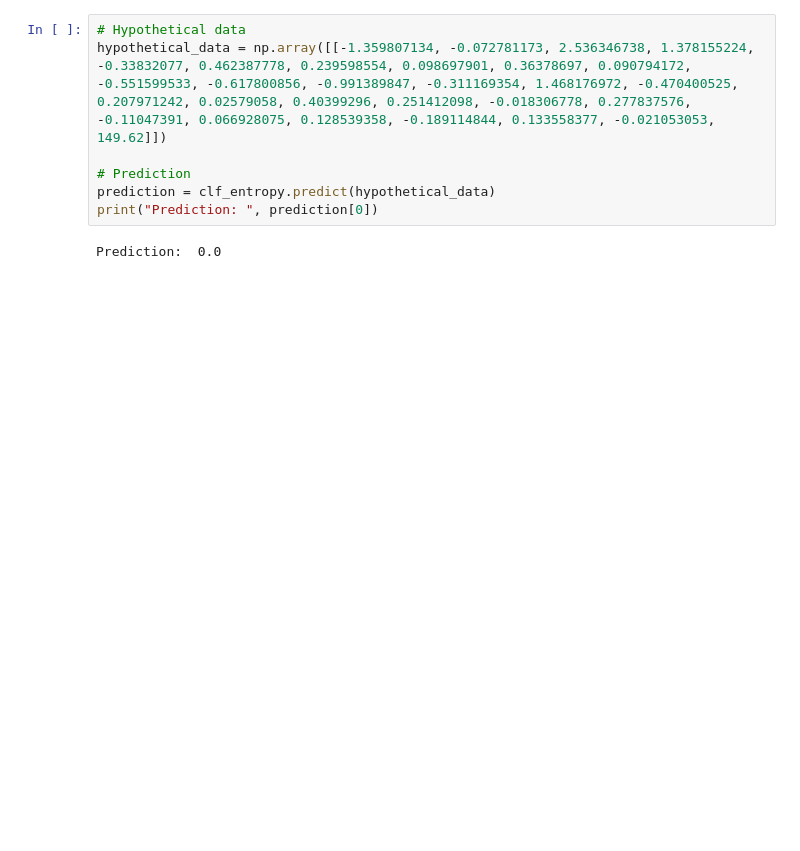
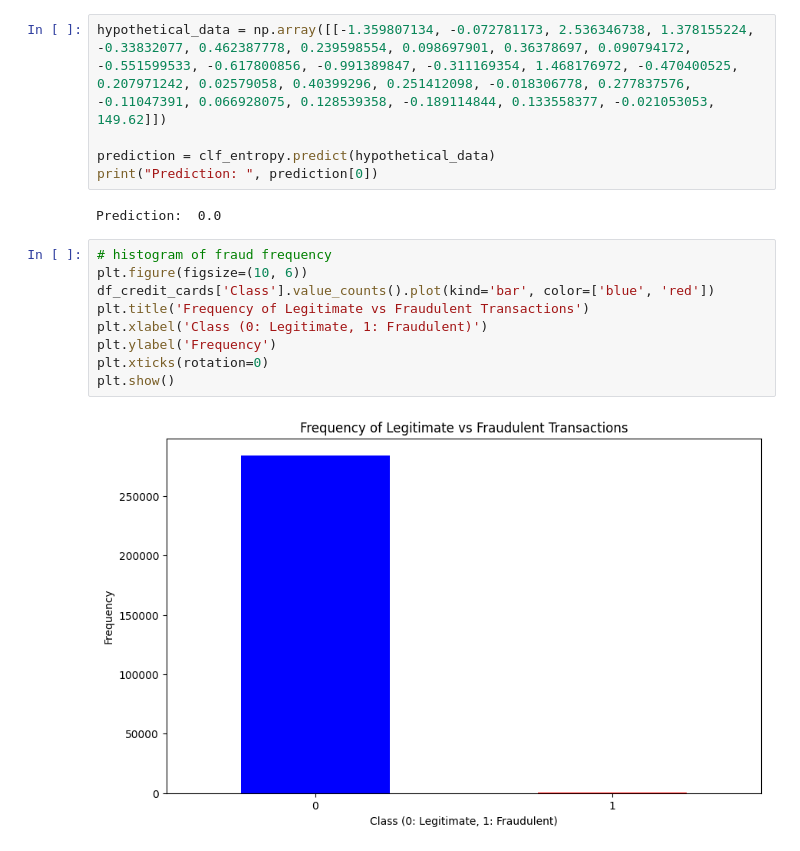
Before and after one commit to am-kenny/ai-creditcard-decision-tree, a Jupyter notebook: code/Decision Tree - [fraudulent transactions prediction].ipynb, the cells around one changed output. Drawn from its saved outputs; the diff is of its cells as text; blank space fills up the shorter version.

```diff
--- a/code/Decision Tree - [fraudulent transactions prediction].ipynb
+++ b/code/Decision Tree - [fraudulent transactions prediction].ipynb
@@ -125,11 +106,20 @@ plt.show()
 # %% [output]
 [figure]
 # %%
-# Hypothetical data
 hypothetical_data = np.array([[-1.359807134, -0.072781173, 2.536346738, 1.378155224, -0.33832077, 0.462387778, 0.239598554, 0.098697901, 0.36378697, 0.090794172, -0.551599533, -0.617800856, -0.991389847, -0.311169354, 1.468176972, -0.470400525, 0.207971242, 0.02579058, 0.40399296, 0.251412098, -0.018306778, 0.277837576, -0.11047391, 0.066928075, 0.128539358, -0.189114844, 0.133558377, -0.021053053, 149.62]])
 
-# Prediction
 prediction = clf_entropy.predict(hypothetical_data)
 print("Prediction: ", prediction[0])
 # %% [output]
 Prediction:  0.0
+# %%
+# histogram of fraud frequency
+plt.figure(figsize=(10, 6))
+df_credit_cards['Class'].value_counts().plot(kind='bar', color=['blue', 'red'])
+plt.title('Frequency of Legitimate vs Fraudulent Transactions')
+plt.xlabel('Class (0: Legitimate, 1: Fraudulent)')
+plt.ylabel('Frequency')
+plt.xticks(rotation=0)
+plt.show()
+# %% [output]
+[figure, added]
```
Also changed, not shown: parts of 16 cells of this notebook.
